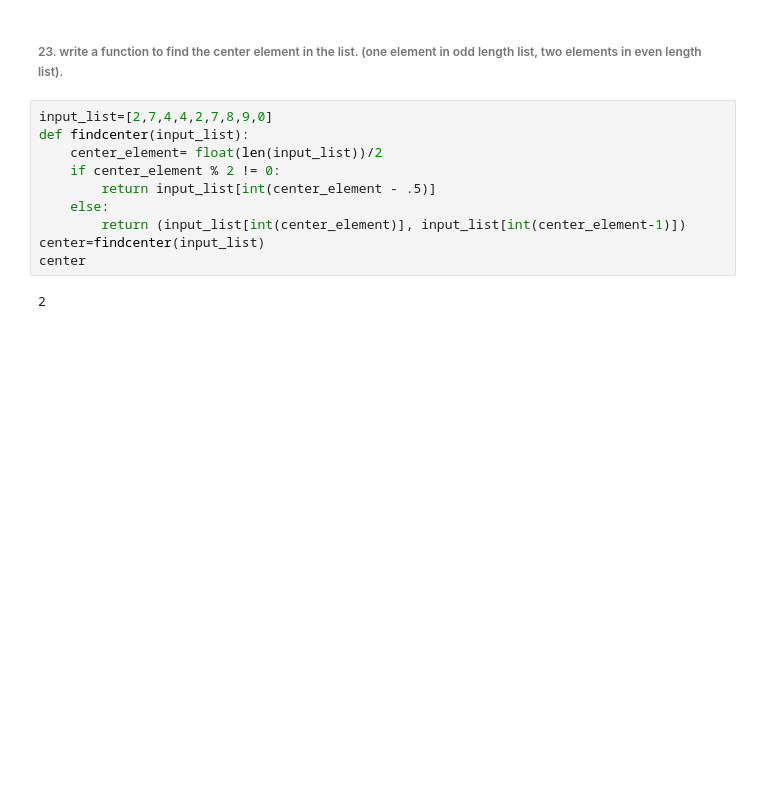
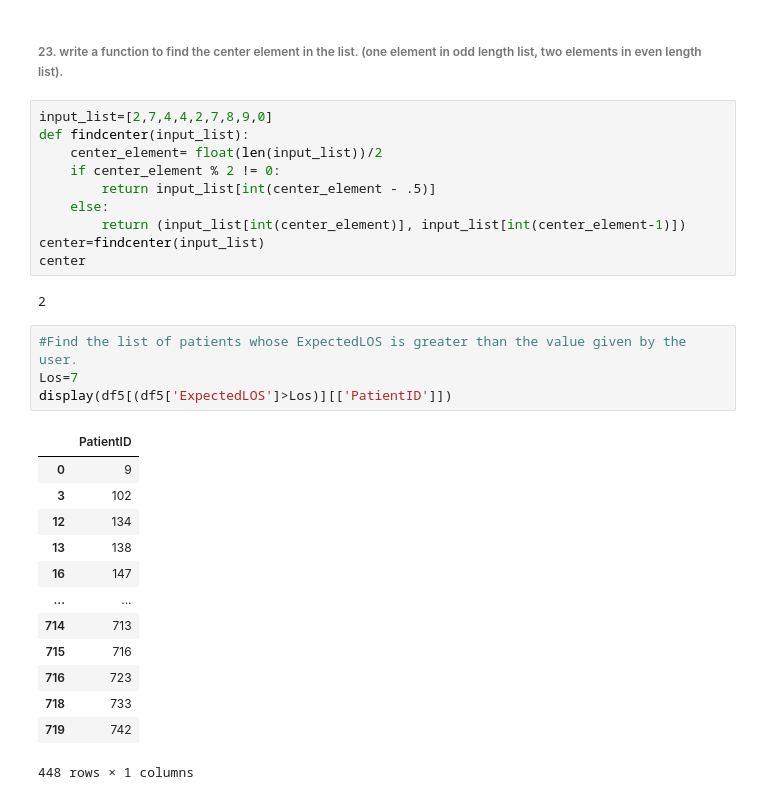
Before and after one commit to ArchanaDevaraju/python-warriors, a Jupyter notebook: Python_Warriors_satya.ipynb, the cells around one changed output. Drawn from its saved outputs; the diff is of its cells as text; blank space fills up the shorter version.

```diff
--- a/Python_Warriors_satya.ipynb
+++ b/Python_Warriors_satya.ipynb
@@ -43,3 +44,21 @@ center=findcenter(input_list)
 center
 # %% [output]
 2
+# %%
+#Find the list of patients whose ExpectedLOS is greater than the value given by the user.
+Los=7
+display(df5[(df5['ExpectedLOS']>Los)][['PatientID']])
+# %% [output]
+|  | PatientID |
+| 0 | 9 |
+| 3 | 102 |
+| 12 | 134 |
+| 13 | 138 |
+| 16 | 147 |
+| ... | ... |
+| 714 | 713 |
+| 715 | 716 |
+| 716 | 723 |
+| 718 | 733 |
+| 719 | 742 |
+448 rows × 1 columns
```
Also changed, not shown: parts of 9 cells of this notebook.
